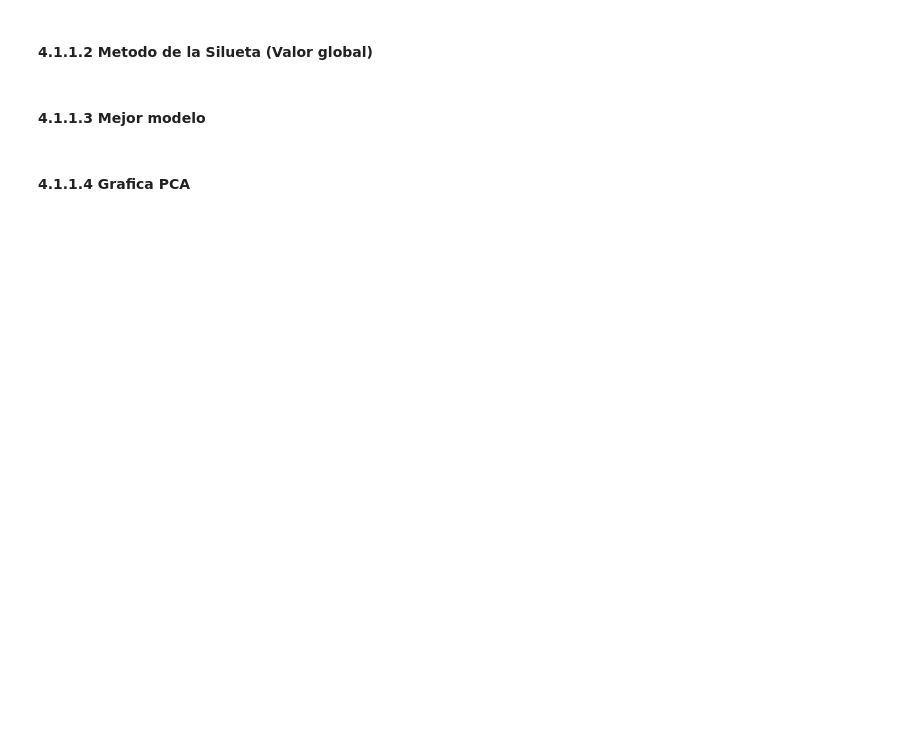
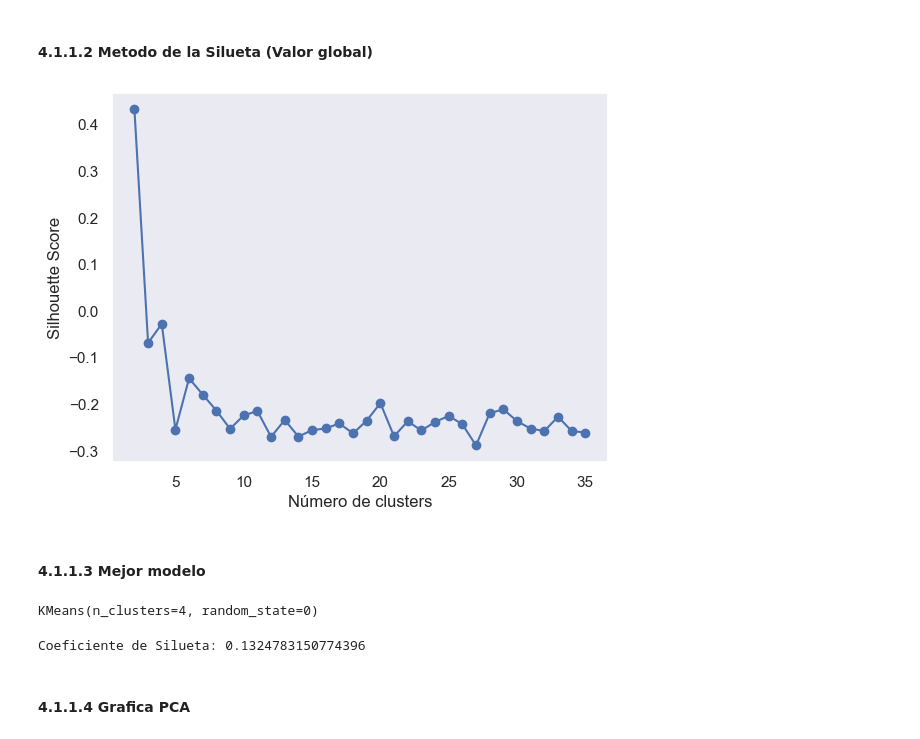
Before and after one commit to VVDataInsights/Reto_Corona, a Jupyter notebook: modeloB2B.ipynb, the cells around one changed output. Saved outputs shown, nothing was run; the diff lists cells and outputs as text; code cells hidden in the pictures; blank space fills up the shorter version.

Commit message:
Clusters de B2B

```diff
--- a/modeloB2B.ipynb
+++ b/modeloB2B.ipynb
@@ -980,6 +990,8 @@ def silhouette_plot(X, model, k_min=2, k_max=5):
     plt.grid()
     plt.show()
 # %%
-silhouette_plot(df_scaled, "kmeans", 2, 20)
+silhouette_plot(df_scaled, "kmeans", 2, 35)
+# %% [output]
+[figure, added]
 # %% [markdown]
 #### 4.1.1.3 Mejor modelo
@@ -986,11 +1003,15 @@ silhouette_plot(df_scaled, "kmeans", 2, 20)
 # %%
 ### Se ingresa en el n_clusters el k encontrado previamente de los analisis
 km_model = KMeans(n_clusters=4, n_init="auto", random_state=0)
-km_model.fit(df_scaled)
+km_model.fit(df_pca)
+# %% [output]
+KMeans(n_clusters=4, random_state=0)
 # %%
 # Se calcula el valor de la silueta para evaluar que tan bueno es el modelo
-clusters = km_model.predict(df_scaled)
+clusters = km_model.predict(df_pca)
 print(f"Coeficiente de Silueta: {silhouette_score(df_scaled, km_model.labels_)}")
+# %% [output]
+Coeficiente de Silueta: 0.1324783150774396
 # %% [markdown]
 #### 4.1.1.4 Grafica PCA
 # %%
```
Also changed, not shown: parts of 30 cells of this notebook.
